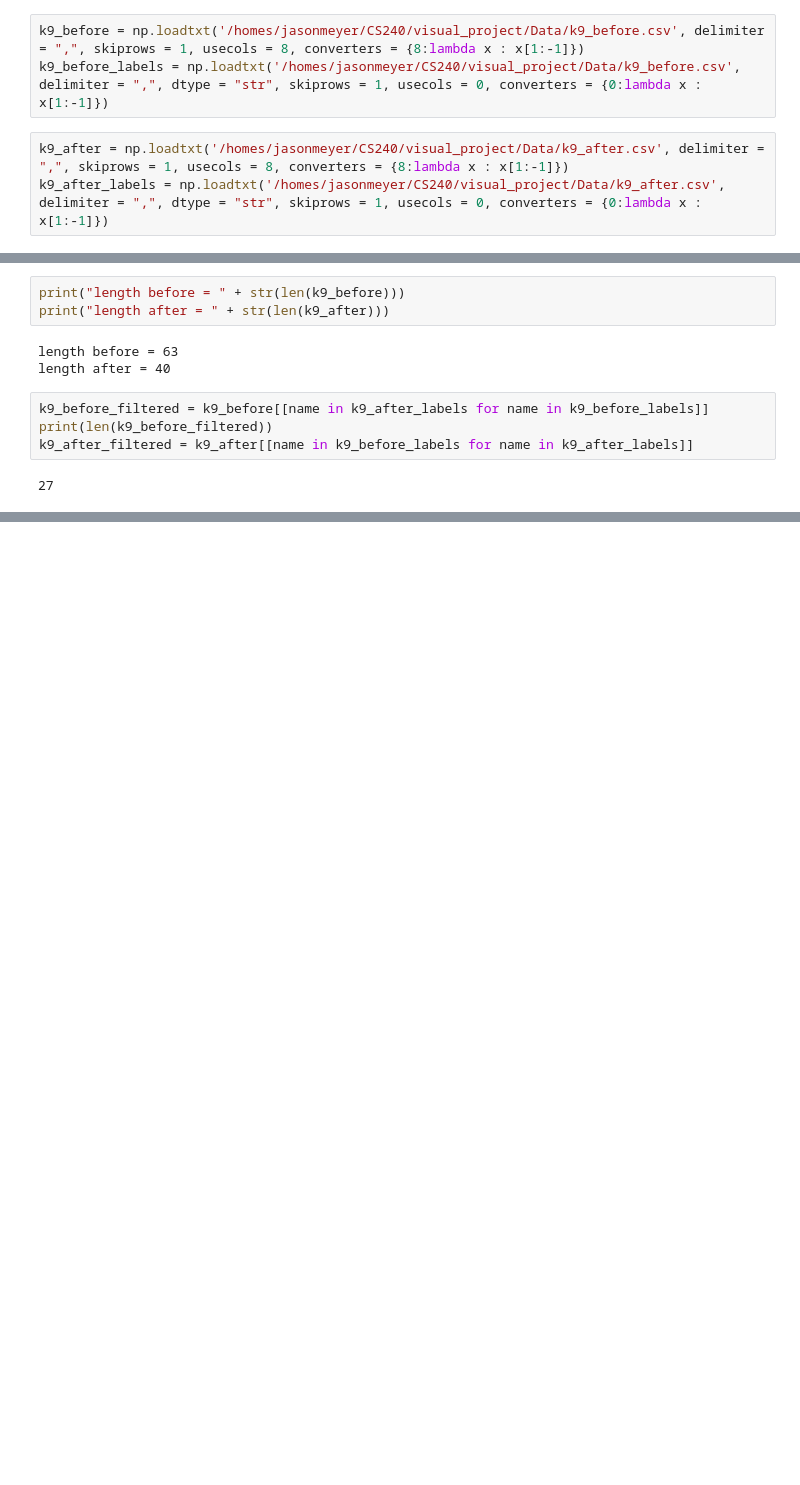
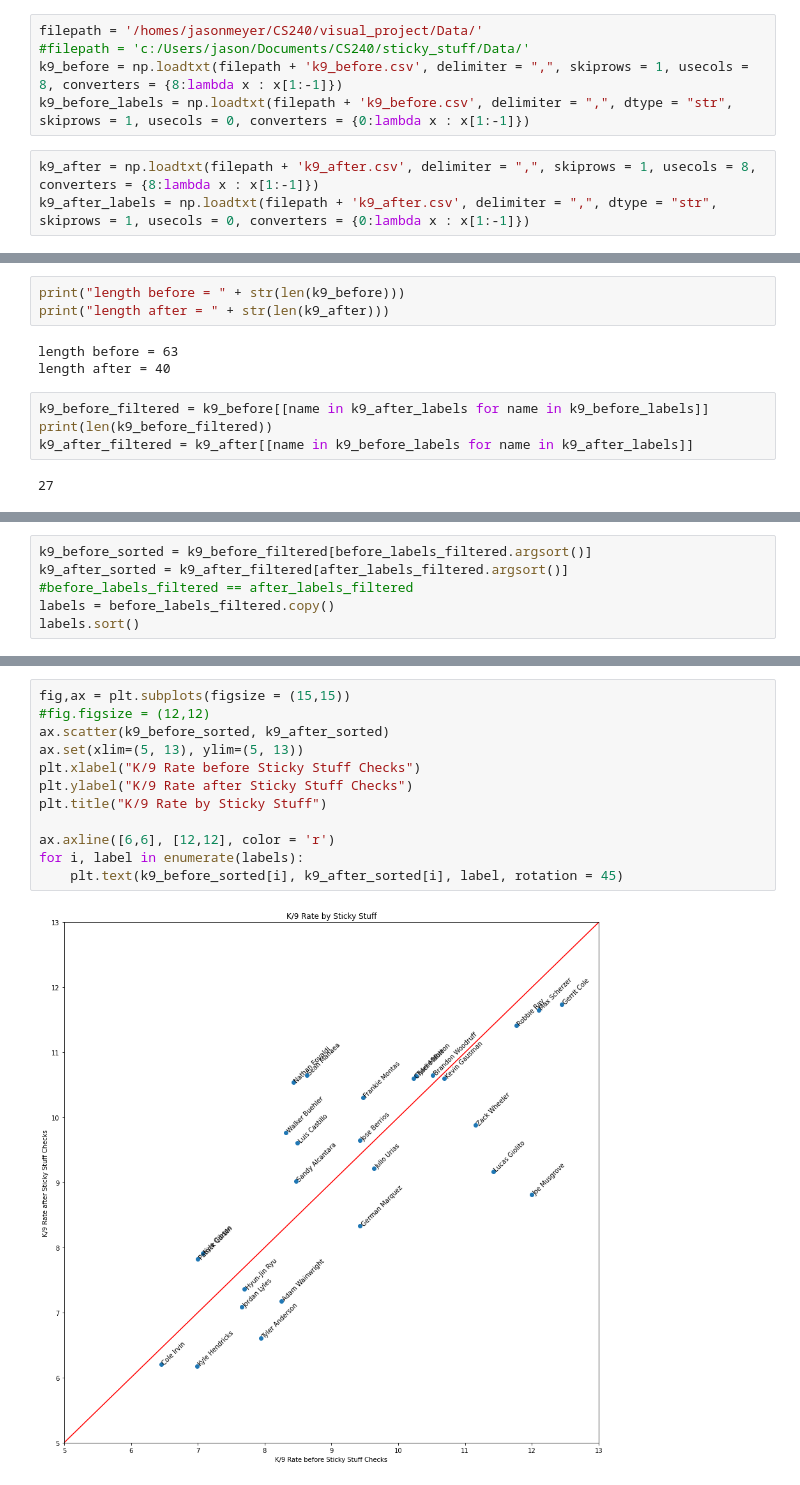
Before and after one commit to jason-r-meyer/sticky_stuff, a Jupyter notebook: Sticky Stuff.ipynb, the cells around one changed output, grey strips where cells are left out. Saved outputs shown, nothing was run; the diff lists cells and outputs as text; blank space fills up the shorter version.

Commit message:
final figure update and filepath change

```diff
--- a/Sticky Stuff.ipynb
+++ b/Sticky Stuff.ipynb
@@ -7,6 +7,8 @@ We choose to visualize data from the 2021 MLB season, looking at pitcher stats b
 # %%
-k9_before = np.loadtxt('/homes/jasonmeyer/CS240/visual_project/Data/k9_before.csv', delimiter = ",", skiprows = 1, usecols = 8, converters = {8:lambda x : x[1:-1]})
-k9_before_labels = np.loadtxt('/homes/jasonmeyer/CS240/visual_project/Data/k9_before.csv', delimiter = ",", dtype = "str", skiprows = 1, usecols = 0, converters = {0:lambda x : x[1:-1]})
+filepath = '/homes/jasonmeyer/CS240/visual_project/Data/'
+#filepath = 'c:/Users/jason/Documents/CS240/sticky_stuff/Data/'
+k9_before = np.loadtxt(filepath + 'k9_before.csv', delimiter = ",", skiprows = 1, usecols = 8, converters = {8:lambda x : x[1:-1]})
+k9_before_labels = np.loadtxt(filepath + 'k9_before.csv', delimiter = ",", dtype = "str", skiprows = 1, usecols = 0, converters = {0:lambda x : x[1:-1]})
 # %%
-k9_after = np.loadtxt('/homes/jasonmeyer/CS240/visual_project/Data/k9_after.csv', delimiter = ",", skiprows = 1, usecols = 8, converters = {8:lambda x : x[1:-1]})
-k9_after_labels = np.loadtxt('/homes/jasonmeyer/CS240/visual_project/Data/k9_after.csv', delimiter = ",", dtype = "str", skiprows = 1, usecols = 0, converters = {0:lambda x : x[1:-1]})
+k9_after = np.loadtxt(filepath + 'k9_after.csv', delimiter = ",", skiprows = 1, usecols = 8, converters = {8:lambda x : x[1:-1]})
+k9_after_labels = np.loadtxt(filepath + 'k9_after.csv', delimiter = ",", dtype = "str", skiprows = 1, usecols = 0, converters = {0:lambda x : x[1:-1]})
@@ -60,0 +58,6 @@ ax.scatter(k9_before_filtered, k9_after_filtered)
+# %%
+k9_before_sorted = k9_before_filtered[before_labels_filtered.argsort()]
+k9_after_sorted = k9_after_filtered[after_labels_filtered.argsort()]
+#before_labels_filtered == after_labels_filtered
+labels = before_labels_filtered.copy()
+labels.sort()
@@ -60,0 +66,14 @@ ax.scatter(k9_before_filtered, k9_after_filtered)
+# %%
+fig,ax = plt.subplots(figsize = (15,15))
+#fig.figsize = (12,12)
+ax.scatter(k9_before_sorted, k9_after_sorted)
+ax.set(xlim=(5, 13), ylim=(5, 13))
+plt.xlabel("K/9 Rate before Sticky Stuff Checks")
+plt.ylabel("K/9 Rate after Sticky Stuff Checks")
+plt.title("K/9 Rate by Sticky Stuff")
+
+ax.axline([6,6], [12,12], color = 'r')
+for i, label in enumerate(labels):
+    plt.text(k9_before_sorted[i], k9_after_sorted[i], label, rotation = 45)
+# %% [output]
+[figure, added]
```
Also changed, not shown: parts of 8 cells of this notebook.
